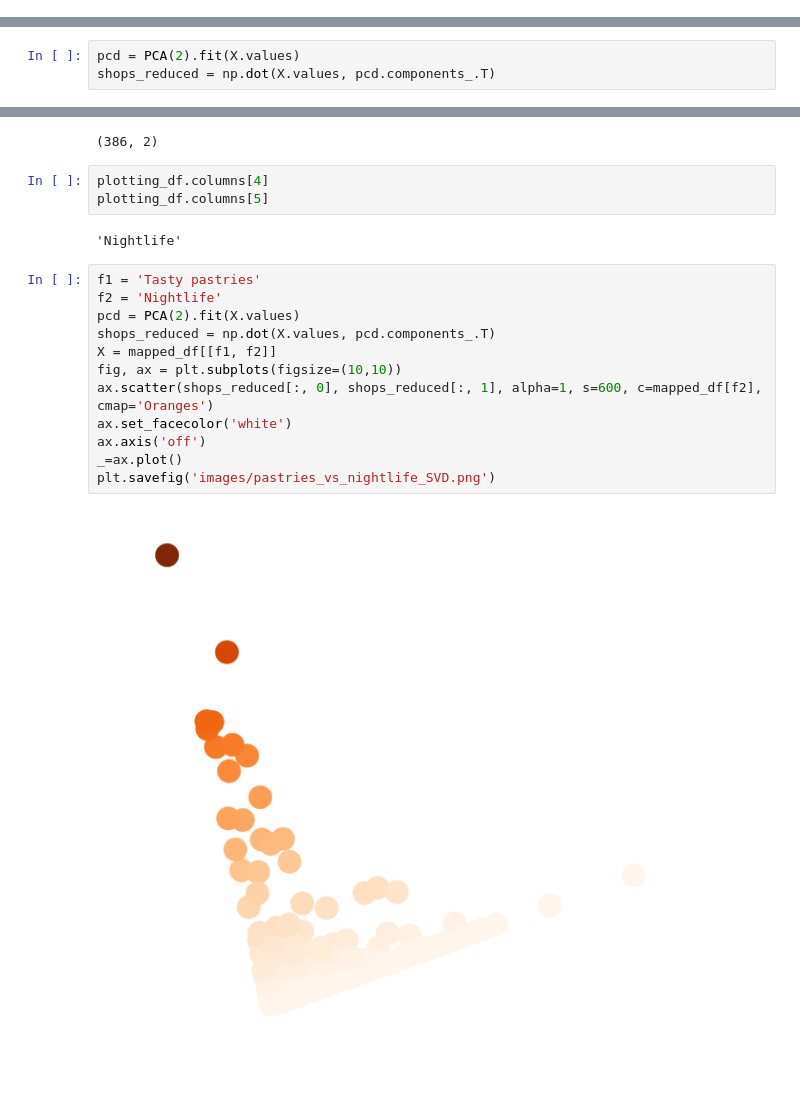
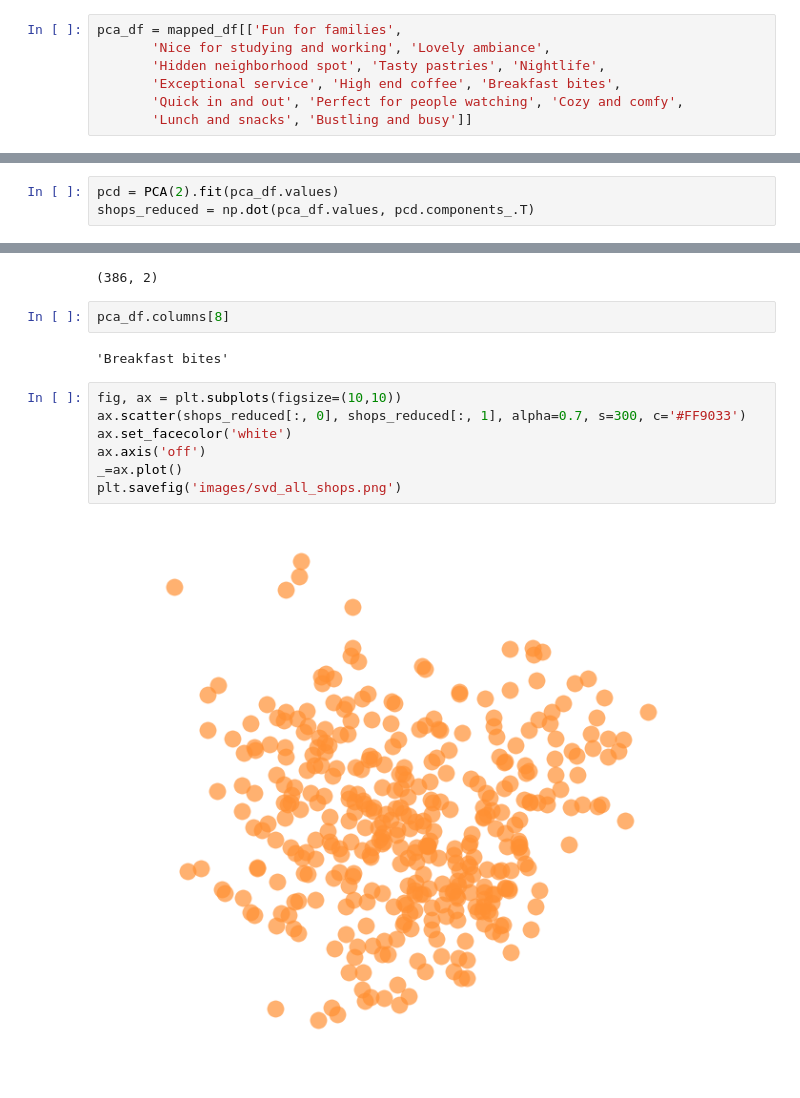
Before and after one commit to crredding/capstone_project, a Jupyter notebook: Data_eda.ipynb, the cells around one changed output, grey strips where cells are left out. Saved outputs shown, nothing was run; the diff lists cells and outputs as text.

```diff
--- a/Data_eda.ipynb
+++ b/Data_eda.ipynb
@@ -184,29 +192,30 @@ f2 = 'Quick in and out'
+# %%
+pca_df = mapped_df[['Fun for families',
+       'Nice for studying and working', 'Lovely ambiance',
+       'Hidden neighborhood spot', 'Tasty pastries', 'Nightlife',
+       'Exceptional service', 'High end coffee', 'Breakfast bites',
+       'Quick in and out', 'Perfect for people watching', 'Cozy and comfy',
+       'Lunch and snacks', 'Bustling and busy']]
 # %%
 X = mapped_df[[f1, f2]]
 # %%
-pcd = PCA(2).fit(X.values)
-shops_reduced = np.dot(X.values, pcd.components_.T)
+pcd = PCA(2).fit(pca_df.values)
+shops_reduced = np.dot(pca_df.values, pcd.components_.T)
 # %%
 shops_reduced.shape
 # %% [output]
 (386, 2)
-# %%
-plotting_df.columns[4]
-plotting_df.columns[5]
-# %% [output]
-'Nightlife'
+# %%
+pca_df.columns[8]
+# %% [output]
+'Breakfast bites'
 # %%
-f1 = 'Tasty pastries'
-f2 = 'Nightlife'
-pcd = PCA(2).fit(X.values)
-shops_reduced = np.dot(X.values, pcd.components_.T)
-X = mapped_df[[f1, f2]]
 fig, ax = plt.subplots(figsize=(10,10))
-ax.scatter(shops_reduced[:, 0], shops_reduced[:, 1], alpha=1, s=600, c=mapped_df[f2], cmap='Oranges')
+ax.scatter(shops_reduced[:, 0], shops_reduced[:, 1], alpha=0.7, s=300, c='#FF9033')
 ax.set_facecolor('white')
 ax.axis('off')
 _=ax.plot()
-plt.savefig('images/pastries_vs_nightlife_SVD.png')
+plt.savefig('images/svd_all_shops.png')
 # %% [output]
-[figure, old version]
+[figure, new version]
 # %%
```
Also changed, not shown: parts of 4 cells of this notebook, 36 other files.
